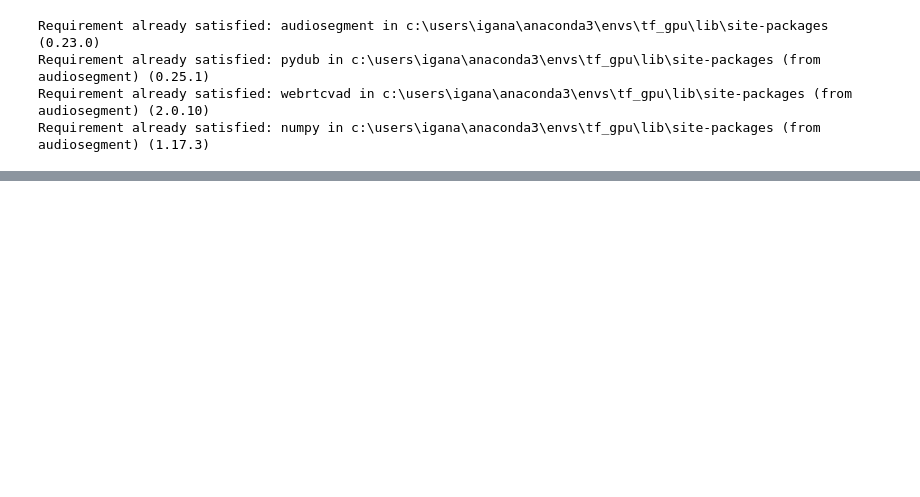
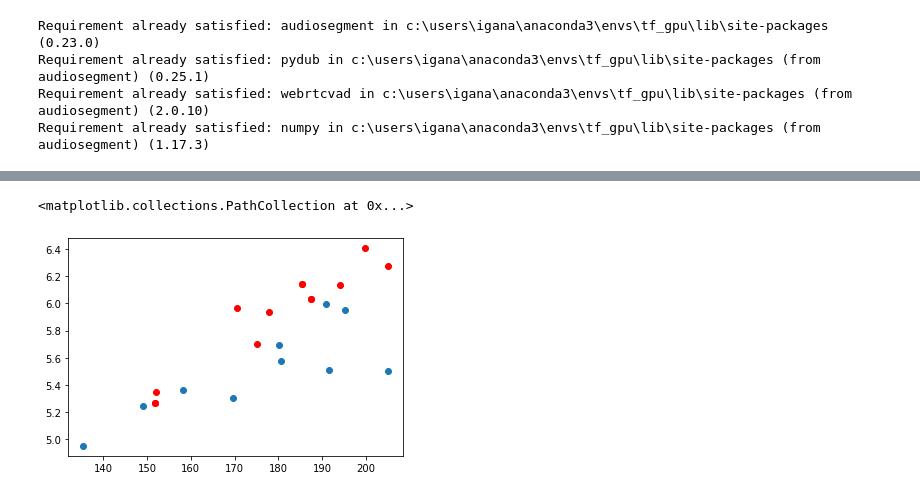
Before and after one commit to IritaSee/octave_study, a Jupyter notebook: halohai/halohai_glcm.ipynb, the cells around one changed output, grey strips where cells are left out. Drawn from its saved outputs; the diff is of its cells as text; code cells hidden in the pictures; blank space fills up the shorter version.

Commit message:
add scatter plot

```diff
--- a/halohai/halohai_glcm.ipynb
+++ b/halohai/halohai_glcm.ipynb
@@ -157,0 +155,3 @@ df
+# %%
+data_halo=df[df['jenis'] == 'halo']
+data_hai=df[df['jenis'] == 'hai']
@@ -157,0 +172,13 @@ df
+# %%
+
+simple_data={'halo':[[]],'hai':[[]]}
+# %%
+#oke jadi ini kita punya 6 fitur dari GLCM, for the sake of simplicity, kita pakai kontras dan entropi saja. Seharusnya pakai PCA untuk menentukan
+#fitur mana yang di gunakan atau di ubah, tapi kita akan skip PCA dulu.
+
+#kita coba kluster dulu
+
+simple_data['halo']=data_halo[['kontras','entropi']]
+simple_data['hai']=data_hai[['kontras','entropi']]
+
+simple_data
@@ -157,0 +197,11 @@ df
+# %%
+from mpl_toolkits import mplot3d
+import matplotlib.pyplot as plt
+
+fig = plt.figure()
+ax = plt.axes()
+ax.scatter(simple_data['halo']['kontras'], simple_data['halo']['entropi'])
+ax.scatter(simple_data['hai']['kontras'], simple_data['hai']['entropi'], c='red')
+# %% [output]
+<matplotlib.collections.PathCollection at 0x...>
+[figure, added]
```
Also changed, not shown: parts of 6 cells of this notebook, 44 other files.
